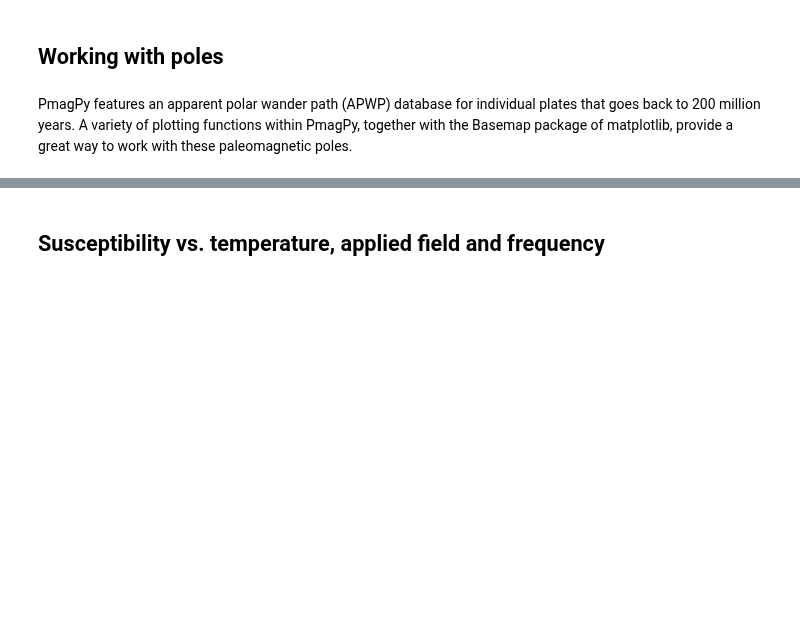
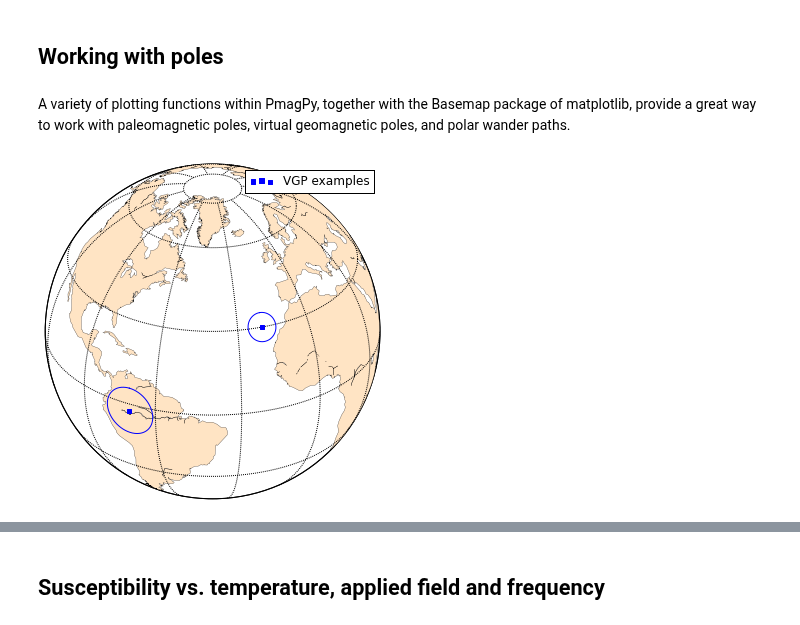
Before and after one commit to PmagPy/2016_Tauxe-et-al_PmagPy_Notebooks, a Jupyter notebook: Additional_PmagPy_Examples.ipynb, the cells around one changed output, grey strips where cells are left out. Saved outputs shown, nothing was run; the diff lists cells and outputs as text; code cells hidden in the pictures; blank space fills up the shorter version.

```diff
--- a/Additional_PmagPy_Examples.ipynb
+++ b/Additional_PmagPy_Examples.ipynb
@@ -147,4 +155,4 @@ ipmag.aniso_depthplot(dir_path='./PmagPy_Datafiles/ani_depthplot/');
 # %% [markdown]
 ## Working with poles
 # %% [markdown]
-PmagPy features an apparent polar wander path (APWP) database for individual plates that goes back to 200 million years. A variety of plotting functions within PmagPy, together with the Basemap package of matplotlib, provide a great way to work with these paleomagnetic poles.
+A variety of plotting functions within PmagPy, together with the Basemap package of matplotlib, provide a great way to work with paleomagnetic poles, virtual geomagnetic poles, and polar wander paths.
@@ -175,0 +159,32 @@ type(NA_poles_list['Plong'][90])
+# %%
+# initiate figure and specify figure size
+plt.figure(figsize=(6, 6))
+
+# initiate a Basemap projection, specifying the latitude and
+# longitude (lat_0 and lon_0) at which our figure is centered.
+pmap = Basemap(projection='ortho',lat_0=30,lon_0=320,
+               resolution='c',area_thresh=50000)
+# other optional modifications to the globe figure
+pmap.drawcoastlines(linewidth=0.25)
+pmap.fillcontinents(color='bisque',lake_color='white',zorder=1)
+pmap.drawmapboundary(fill_color='white')
+pmap.drawmeridians(np.arange(0,360,30))
+pmap.drawparallels(np.arange(-90,90,30))
+
+
+# Here we plot a pole at 340 E longitude, 30 N latitude with an
+# alpha 95 error angle of 5 degrees. Keyword arguments allow us
+# to specify the label, shape, and color of this data.
+ipmag.plot_pole(pmap,340,30,5,label='VGP examples',
+               marker='s',color='Blue')
+
+# We can plot multiple poles sequentially on the same globe using
+# the same plot_pole function.
+ipmag.plot_pole(pmap,290,-3,9,marker='s',color='Blue')
+
+plt.legend()
+# Optional save (uncomment to save the figure)
+#plt.savefig('Code_output/VGP_example.pdf')
+plt.show()
+# %% [output]
+[figure, added]
```
Also changed, not shown: parts of 15 cells of this notebook, 3 other files.
